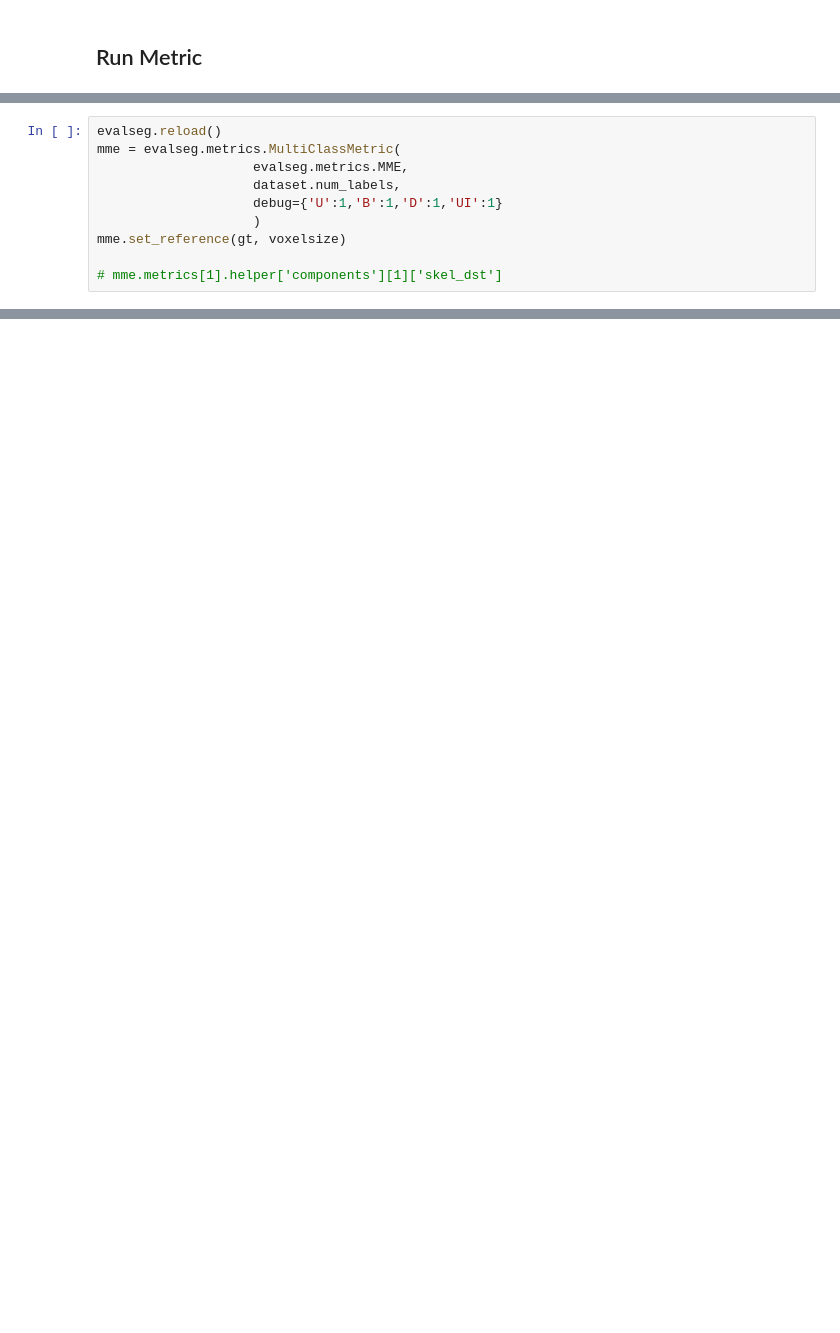
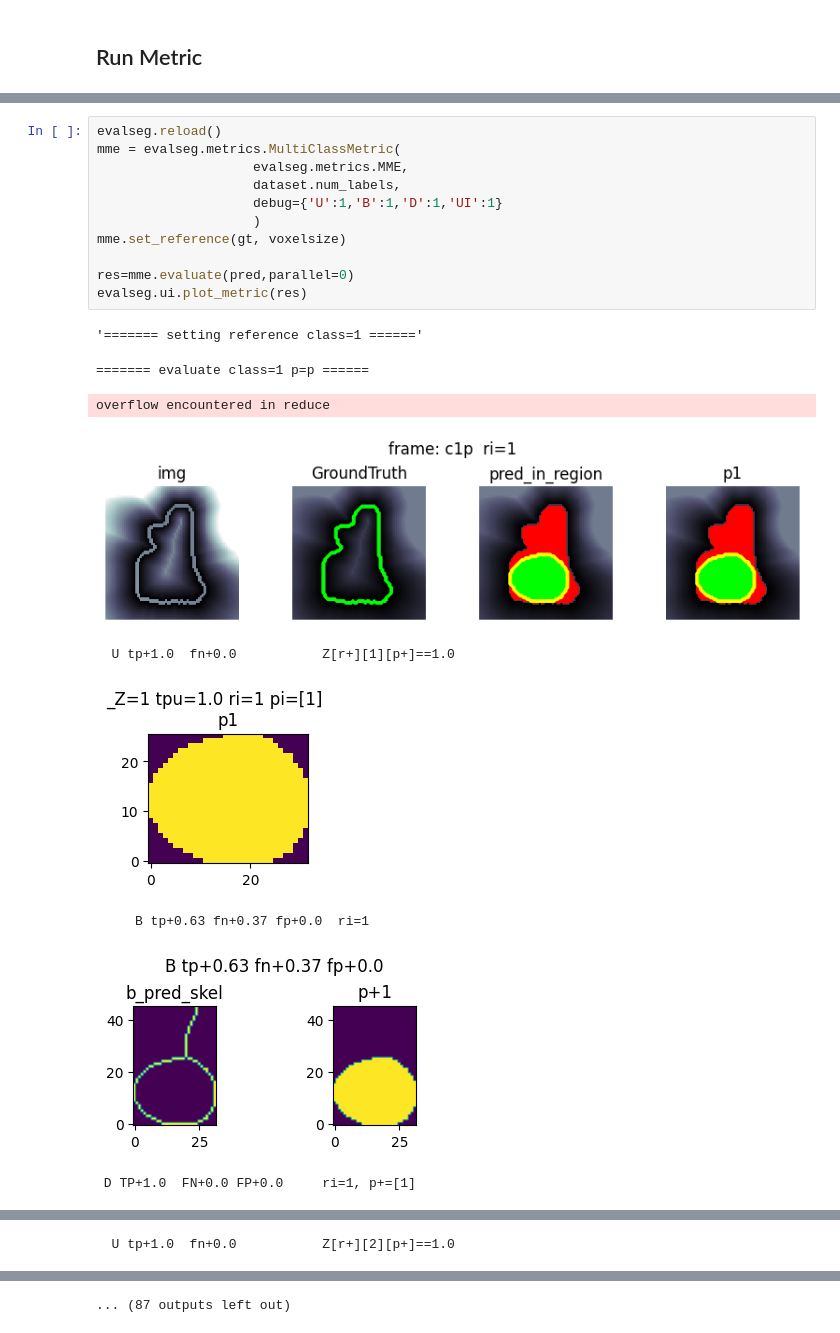
Before and after one commit to modaresimr/evalseg, a Jupyter notebook: notebooks/metric_debuger.ipynb, the cells around one changed output, grey strips where cells are left out. Cells and saved outputs as stored; diff of their text form; blank space fills up the shorter version.

Commit message:
add debug ui in metric debuger

```diff
--- a/notebooks/metric_debuger.ipynb
+++ b/notebooks/metric_debuger.ipynb
@@ -63,10 +64,21 @@ def select_dataset(dataset_name=sorted([d for d in os.listdir(root_data) if os.p
 # %%
 evalseg.reload()
 mme = evalseg.metrics.MultiClassMetric(
                     evalseg.metrics.MME,
                     dataset.num_labels,
                     debug={'U':1,'B':1,'D':1,'UI':1}
                     )
 mme.set_reference(gt, voxelsize)
 
-# mme.metrics[1].helper['components'][1]['skel_dst']
+res=mme.evaluate(pred,parallel=0)
+evalseg.ui.plot_metric(res)
+# %% [output]
+'======= setting reference class=1 ======'
+======= evaluate class=1 p=p ======
+overflow encountered in reduce
+[figure, added]
+  U tp+1.0  fn+0.0           Z[r+][1][p+]==1.0
+[figure, added]
+     B tp+0.63 fn+0.37 fp+0.0  ri=1
+[figure, added]
+ D TP+1.0  FN+0.0 FP+0.0     ri=1, p+=[1]
@@ -72,0 +86 @@ mme.set_reference(gt, voxelsize)
+  U tp+1.0  fn+0.0           Z[r+][2][p+]==1.0
@@ -72,0 +88 @@ mme.set_reference(gt, voxelsize)
+... (87 outputs left out)
```
Also changed, not shown: parts of 6 cells of this notebook.
